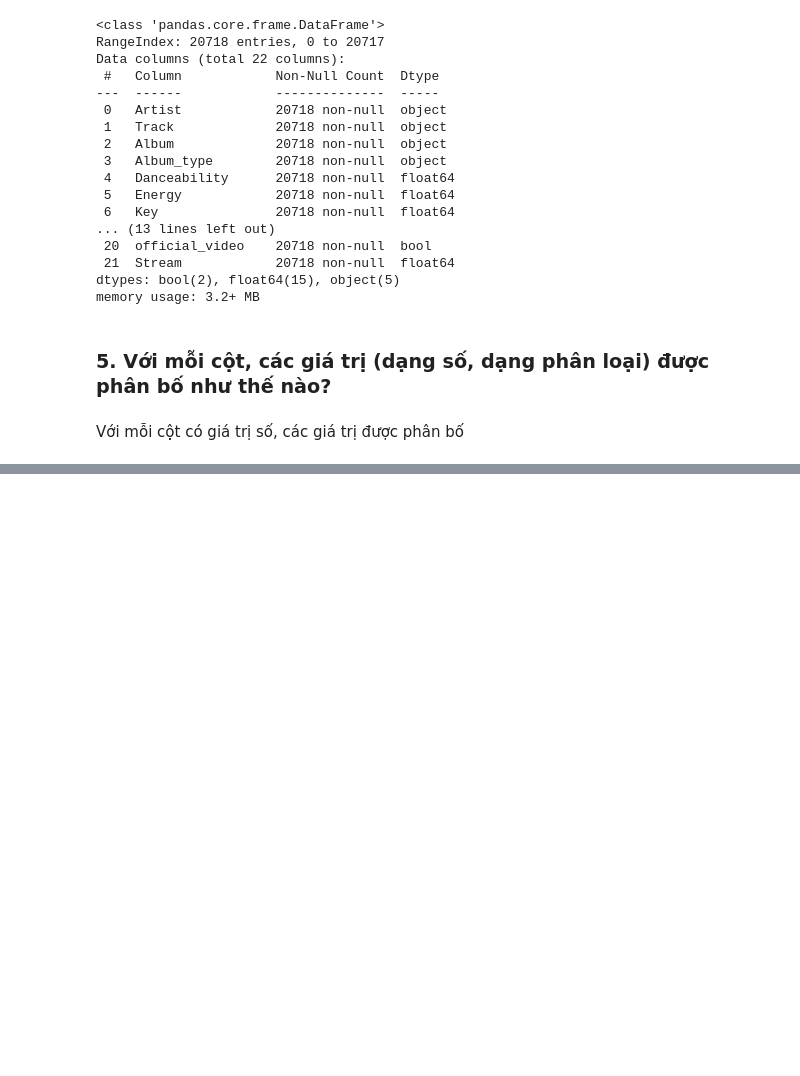
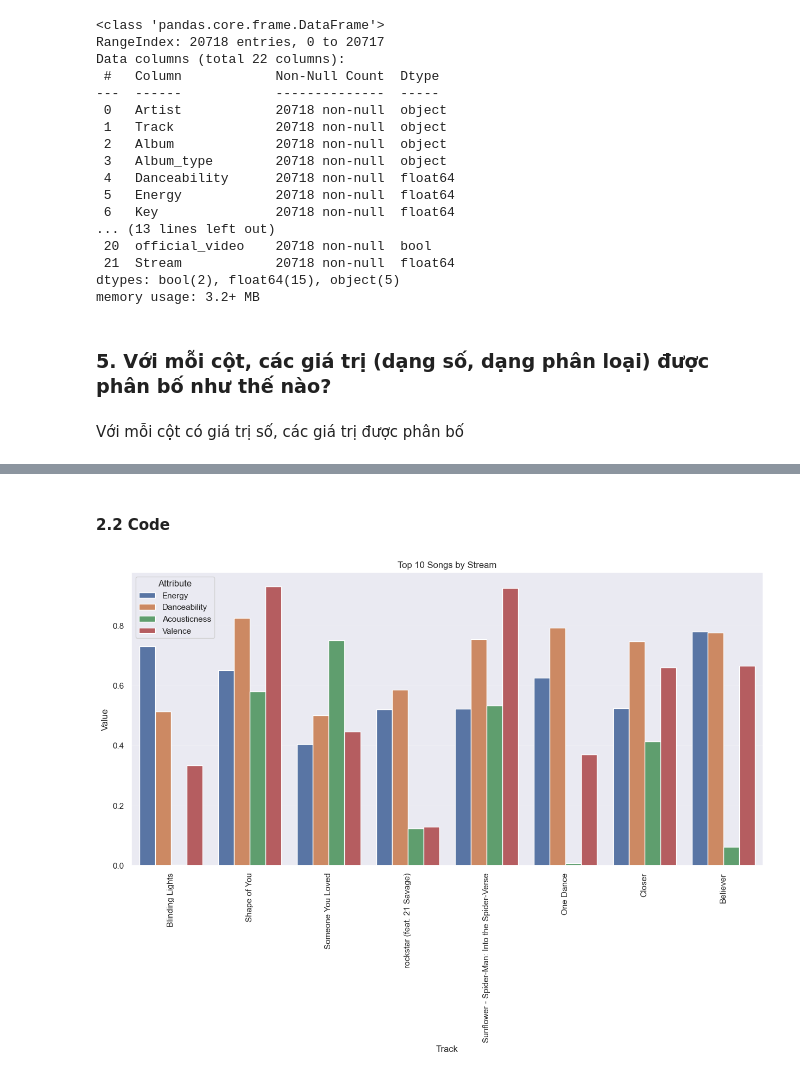
Before and after one commit to TTAT91A/DataVisualization_Lab1, a Jupyter notebook: lab1.ipynb, the cells around one changed output, grey strips where cells are left out. Saved outputs shown, nothing was run; the diff lists cells and outputs as text; code cells hidden in the pictures; blank space fills up the shorter version.

```diff
--- a/lab1.ipynb
+++ b/lab1.ipynb
@@ -241,0 +350,22 @@ df.describe()
+# %% [markdown]
+#### 2.2 Code
+# %%
+top_songs = df.sort_values('Stream', ascending=False).head(10)
+top_songs[['Track', 'Energy', 'Danceability', 'Acousticness', 'Valence']]
+top_songs_melt = top_songs.melt(id_vars=['Track'], value_vars=['Energy', 'Danceability', 'Acousticness', 'Valence'],
+                                var_name='Attribute', value_name='Value')
+
+sns.set_style('whitegrid')
+sns.set(context="notebook", rc={"figure.figsize":(15, 7), "axes.grid":True, "grid.linewidth":0.5, "grid.alpha":0.3})
+sns.barplot(x="Track", y="Value", hue="Attribute", data=top_songs_melt)
+
+
+# plt.legend(loc='upper right', bbox_to_anchor=(1.25, 1),title='Attribute')
+plt.title('Top 10 Songs by Stream')
+plt.xlabel('Track')
+plt.ylabel('Value')
+
+plt.xticks(rotation=90)
+plt.show()
+# %% [output]
+[figure, added]
```
Also changed, not shown: parts of 63 cells of this notebook, 2 other files.
